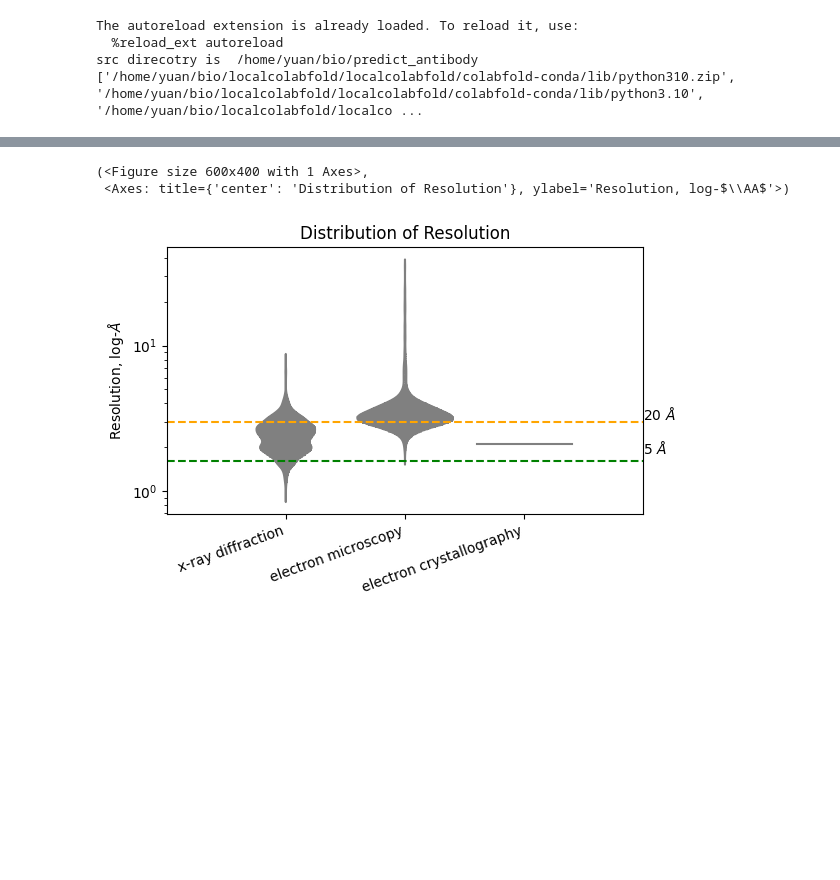
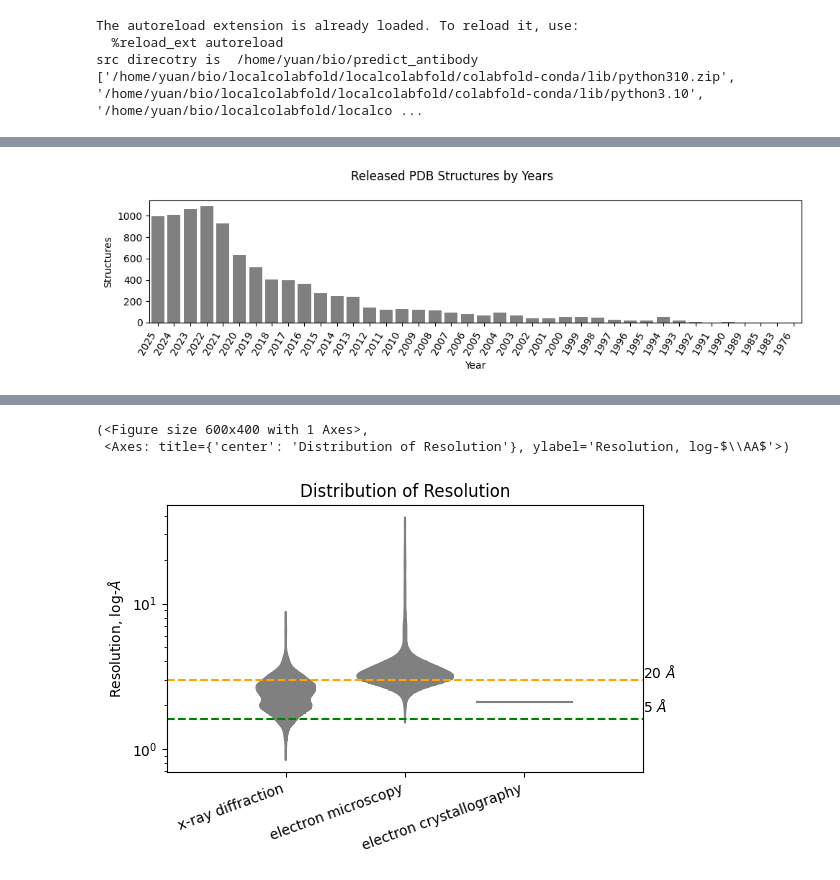
Before and after one commit to protein-design/predict_antibody, a Jupyter notebook: src/antibody_PDB.ipynb, the cells around one changed output, grey strips where cells are left out. Drawn from its saved outputs; the diff is of its cells as text; code cells hidden in the pictures; blank space fills up the shorter version.

```diff
--- a/src/PDB_antibody.ipynb
+++ b/src/antibody_PDB.ipynb
@@ -46,0 +49,5 @@ df.head()
+# %%
+args = {'figsize': (10,3), 'rotation': 60}
+fig = PlotPdb.bar_release(df, args)
+# %% [output]
+[figure, added]
```
Also changed, not shown: parts of 7 cells of this notebook, 3 other files.
